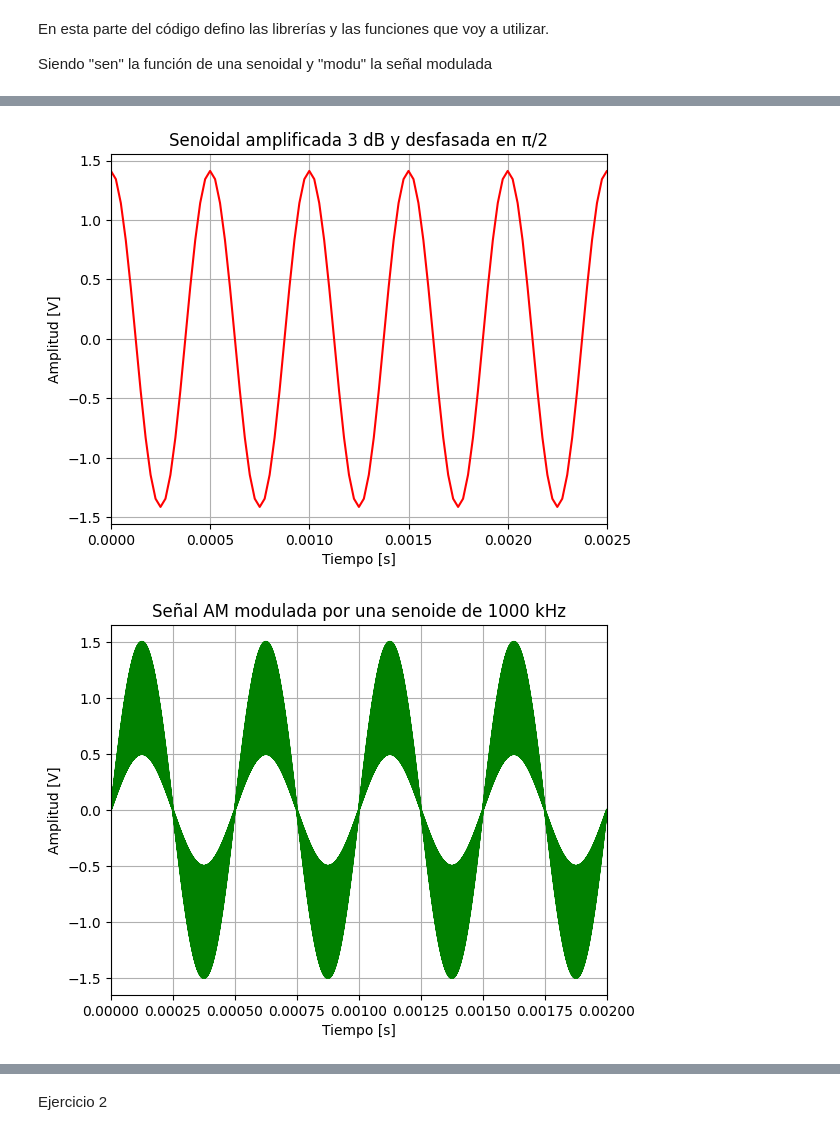
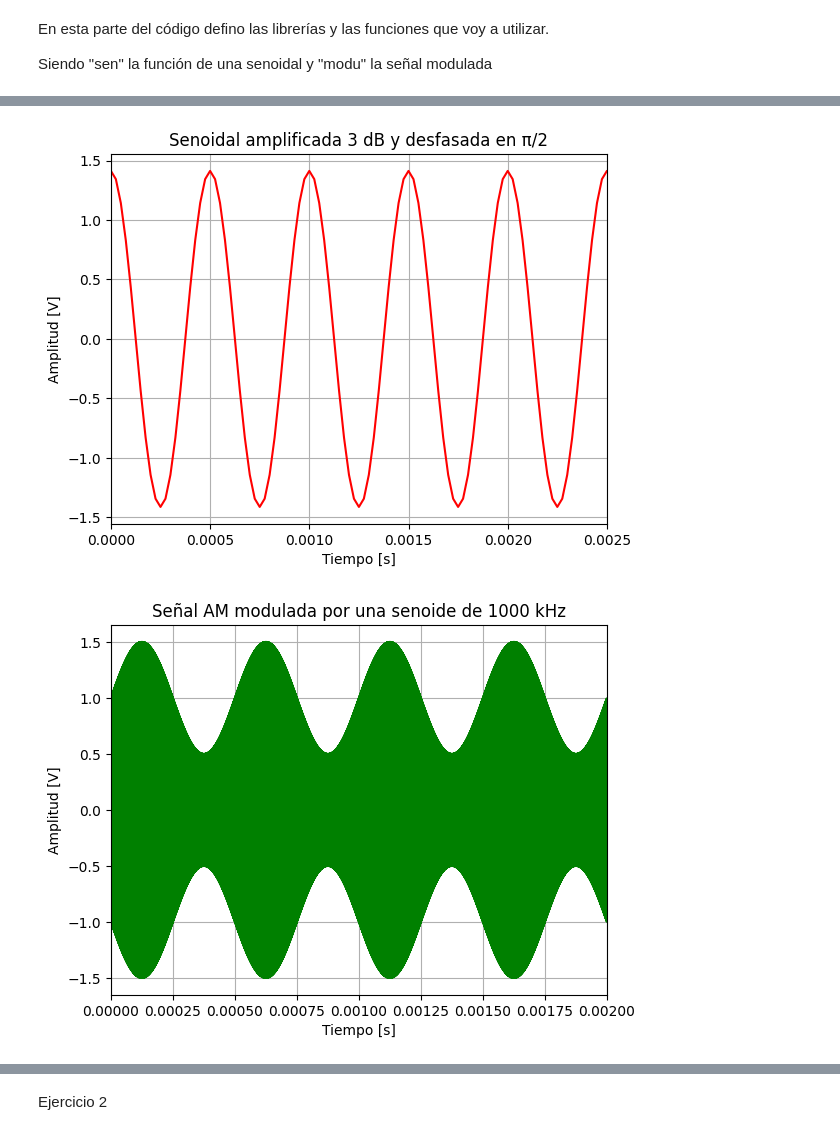
Before and after one commit to Subpion/AyP1, a Jupyter notebook: TS1/TPS1 (2).ipynb, the cells around one changed output, grey strips where cells are left out. Drawn from its saved outputs; the diff is of its cells as text; code cells hidden in the pictures.

```diff
--- a/TS1/TPS1 (2).ipynb
+++ b/TS1/TPS1 (2).ipynb
@@ -141,8 +141,8 @@ N3 = 800000
 
 Ac = 1
 mu = 0.5           #
-fc = 2000          #
-fm = 1_000_000     #
+fc = 1_000_000           #
+fm =  2000   #
 
 t3, xm = sen(vmax=1, dc=0, ff=fm, ph=0, nn=N3, fs=fs3)
 _, xc = sen(vmax=Ac, dc=0, ff=fc, ph=0, nn=N3, fs=fs3)
@@ -183,34 +183,34 @@ plt.title('Señal cuadrada de 4 kHz')
 plt.xlabel('Tiempo [s]')
 plt.ylabel('Amplitud [V]')
 plt.xlim(0, 0.0025)
 plt.grid(True)
 
 
 # Pulso rectangular de 10 ms
 ts = 1 / fs1
 
 T_total = 15e-3
 nn6 = int(T_total * fs1)
 t6 = np.arange(nn6) * ts
 
 T_pulso = 10e-3
 n6 = int(T_pulso * fs1)
 
 x6 = np.zeros(nn6)
 x6[:n6] = 1
 
 plt.figure()
 plt.plot(t6, x6, color='black')
 plt.title('Pulso rectangular de 10 ms')
 plt.xlabel('Tiempo [s]')
 plt.ylabel('Amplitud [V]')
 plt.grid(True)
 
 plt.show()
 # %% [output]
 [figure]
 [figure]
-[figure, old version]
+[figure, new version]
 [figure]
 [figure]
 [figure]
```
